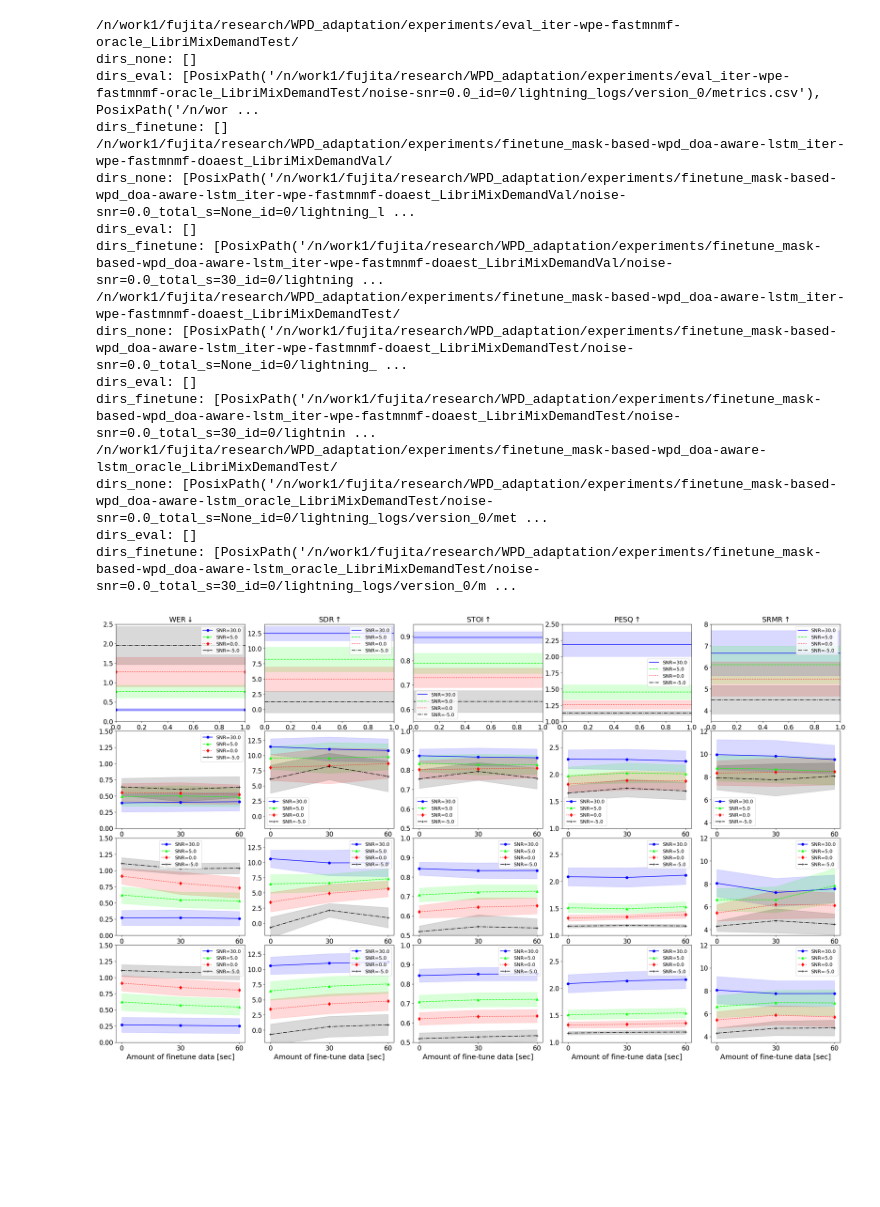
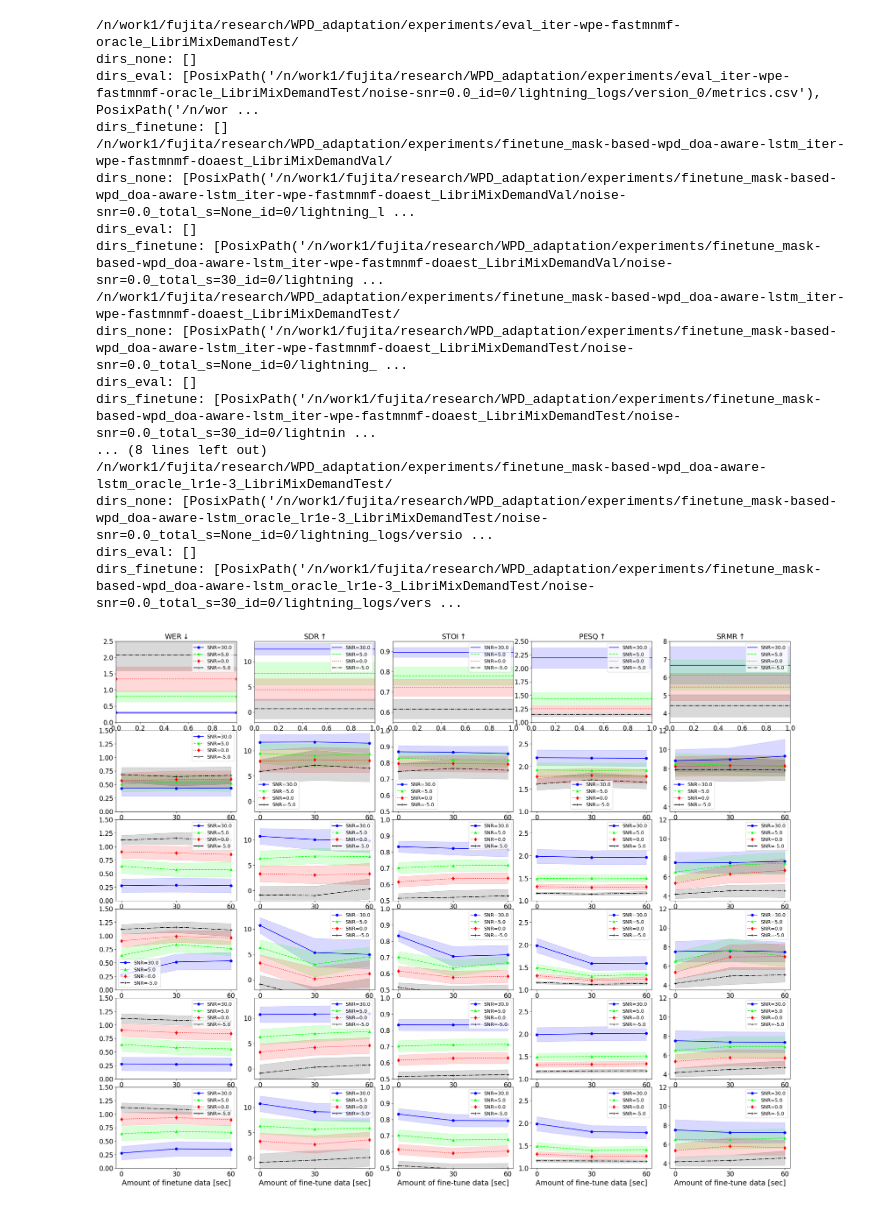
Before and after one commit to yotofujita/Adaptive_NBF, a Jupyter notebook: aggregate_csv.ipynb, the cells around one changed output. Cells and saved outputs as stored; diff of their text form; code cells hidden in the pictures; blank space fills up the shorter version.

```diff
--- a/aggregate_csv.ipynb
+++ b/aggregate_csv.ipynb
@@ -11,7 +11,9 @@ names = [
     "eval_iter-wpe-fastmnmf-oracle_LibriMixDemandTest",
     "finetune_mask-based-wpd_doa-aware-lstm_iter-wpe-fastmnmf-doaest_LibriMixDemandVal",
     "finetune_mask-based-wpd_doa-aware-lstm_iter-wpe-fastmnmf-doaest_LibriMixDemandTest",
-    "finetune_mask-based-wpd_doa-aware-lstm_oracle_LibriMixDemandTest"
+    "finetune_mask-based-wpd_doa-aware-lstm_iter-wpe-fastmnmf-doaest_lr1e-3_LibriMixDemandTest",
+    "finetune_mask-based-wpd_doa-aware-lstm_oracle_LibriMixDemandTest",
+    "finetune_mask-based-wpd_doa-aware-lstm_oracle_lr1e-3_LibriMixDemandTest"
 ]
 
 datadict = {
@@ -108,10 +110,11 @@ dirs_finetune: [PosixPath('/n/work1/fujita/research/WPD_adaptation/experiments/f
 dirs_none: [PosixPath('/n/work1/fujita/research/WPD_adaptation/experiments/finetune_mask-based-wpd_doa-aware-lstm_iter-wpe-fastmnmf-doaest_LibriMixDemandTest/noise-snr=0.0_total_s=None_id=0/lightning_ ...
 dirs_eval: []
 dirs_finetune: [PosixPath('/n/work1/fujita/research/WPD_adaptation/experiments/finetune_mask-based-wpd_doa-aware-lstm_iter-wpe-fastmnmf-doaest_LibriMixDemandTest/noise-snr=0.0_total_s=30_id=0/lightnin ...
-/n/work1/fujita/research/WPD_adaptation/experiments/finetune_mask-based-wpd_doa-aware-lstm_oracle_LibriMixDemandTest/
-dirs_none: [PosixPath('/n/work1/fujita/research/WPD_adaptation/experiments/finetune_mask-based-wpd_doa-aware-lstm_oracle_LibriMixDemandTest/noise-snr=0.0_total_s=None_id=0/lightning_logs/version_0/met ...
+... (8 lines left out)
+/n/work1/fujita/research/WPD_adaptation/experiments/finetune_mask-based-wpd_doa-aware-lstm_oracle_lr1e-3_LibriMixDemandTest/
+dirs_none: [PosixPath('/n/work1/fujita/research/WPD_adaptation/experiments/finetune_mask-based-wpd_doa-aware-lstm_oracle_lr1e-3_LibriMixDemandTest/noise-snr=0.0_total_s=None_id=0/lightning_logs/versio ...
 dirs_eval: []
-dirs_finetune: [PosixPath('/n/work1/fujita/research/WPD_adaptation/experiments/finetune_mask-based-wpd_doa-aware-lstm_oracle_LibriMixDemandTest/noise-snr=0.0_total_s=30_id=0/lightning_logs/version_0/m ...
+dirs_finetune: [PosixPath('/n/work1/fujita/research/WPD_adaptation/experiments/finetune_mask-based-wpd_doa-aware-lstm_oracle_lr1e-3_LibriMixDemandTest/noise-snr=0.0_total_s=30_id=0/lightning_logs/vers ...
 # %%
 def plot_finetuning_row(ax, df, y1, y2, var="SNR", domain=[30.0, 5.0, 0.0, -5.0], put_xlabel=False, put_title=False):
     x = [0, 30, 60]
@@ -287,16 +290,20 @@ def plot_evaluation_row(ax, df, y1, y2, var="SNR", domain=[30.0, 5.0, 0.0, -5.0]
     ax[4].tick_params(axis='both', which='minor', labelsize=labelsize)
     ax[4].legend()
 # %%
-fig, ax = plt.subplots(4, 5, figsize=(26, 16))
+fig, ax = plt.subplots(6, 5, figsize=(24, 20))
 plt.rcParams.update({'font.size': 12})
 
 plot_evaluation_row(ax[0], datadict["mean"][0], datadict["y1"][0], datadict["y2"][0], put_xlabel=False, put_title=True)
 fig.subplots_adjust(left=0.02, right=0.99, top=0.97, bottom=0.06, hspace=0.1, wspace=0.15)
 plot_finetuning_row(ax[1], datadict["mean"][1], datadict["y1"][1], datadict["y2"][1], put_xlabel=False, put_title=False)
 fig.subplots_adjust(left=0.02, right=0.99, top=0.97, bottom=0.06, hspace=0.1, wspace=0.15)
 plot_finetuning_row(ax[2], datadict["mean"][2], datadict["y1"][2], datadict["y2"][2], put_xlabel=False, put_title=False)
 fig.subplots_adjust(left=0.02, right=0.99, top=0.97, bottom=0.06, hspace=0.1, wspace=0.15)
-plot_finetuning_row(ax[3], datadict["mean"][3], datadict["y1"][3], datadict["y2"][3], put_xlabel=True, put_title=False)
+plot_finetuning_row(ax[3], datadict["mean"][3], datadict["y1"][3], datadict["y2"][3], put_xlabel=False, put_title=False)
 fig.subplots_adjust(left=0.02, right=0.99, top=0.97, bottom=0.06, hspace=0.1, wspace=0.15)
+plot_finetuning_row(ax[4], datadict["mean"][4], datadict["y1"][4], datadict["y2"][4], put_xlabel=False, put_title=False)
+fig.subplots_adjust(left=0.02, right=0.99, top=0.97, bottom=0.06, hspace=0.1, wspace=0.15)
+plot_finetuning_row(ax[5], datadict["mean"][5], datadict["y1"][5], datadict["y2"][5], put_xlabel=True, put_title=False)
+fig.subplots_adjust(left=0.02, right=0.99, top=0.97, bottom=0.06, hspace=0.1, wspace=0.15)
 # %% [output]
-[figure, old version]
+[figure, new version]
```
Also changed, not shown: 11 other files.
